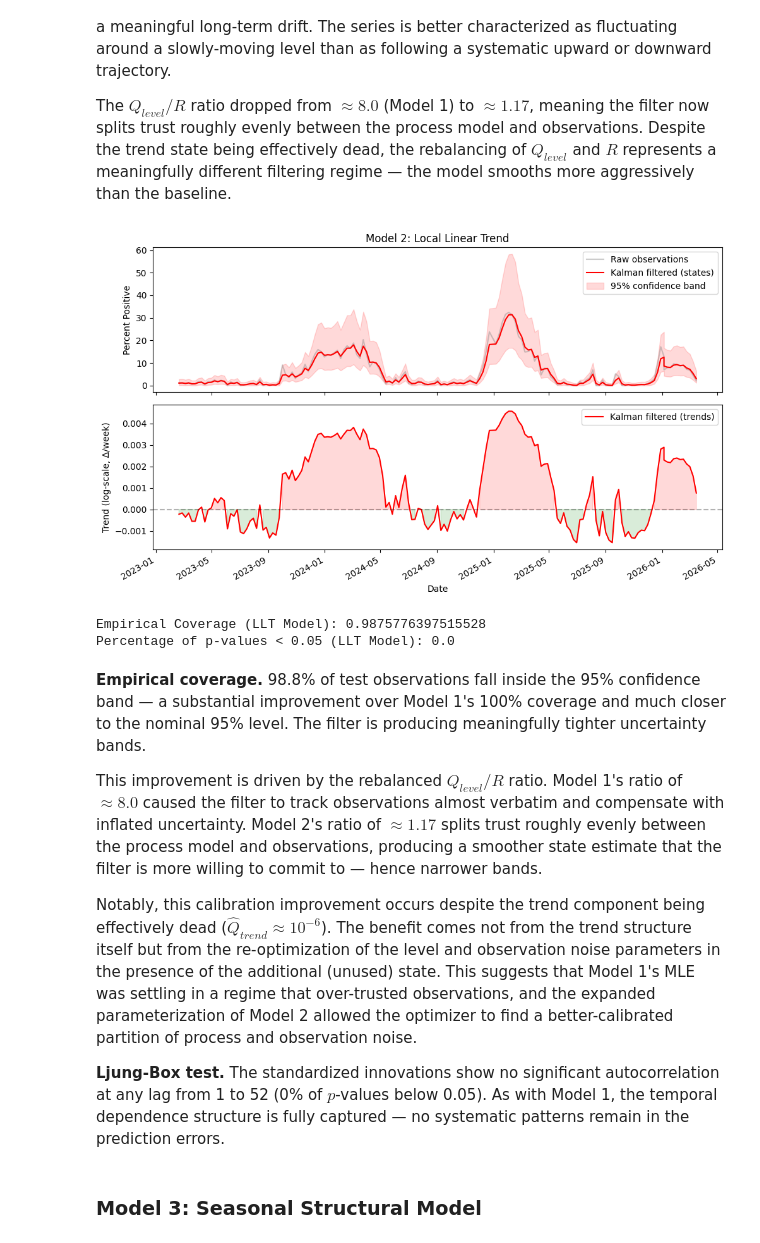
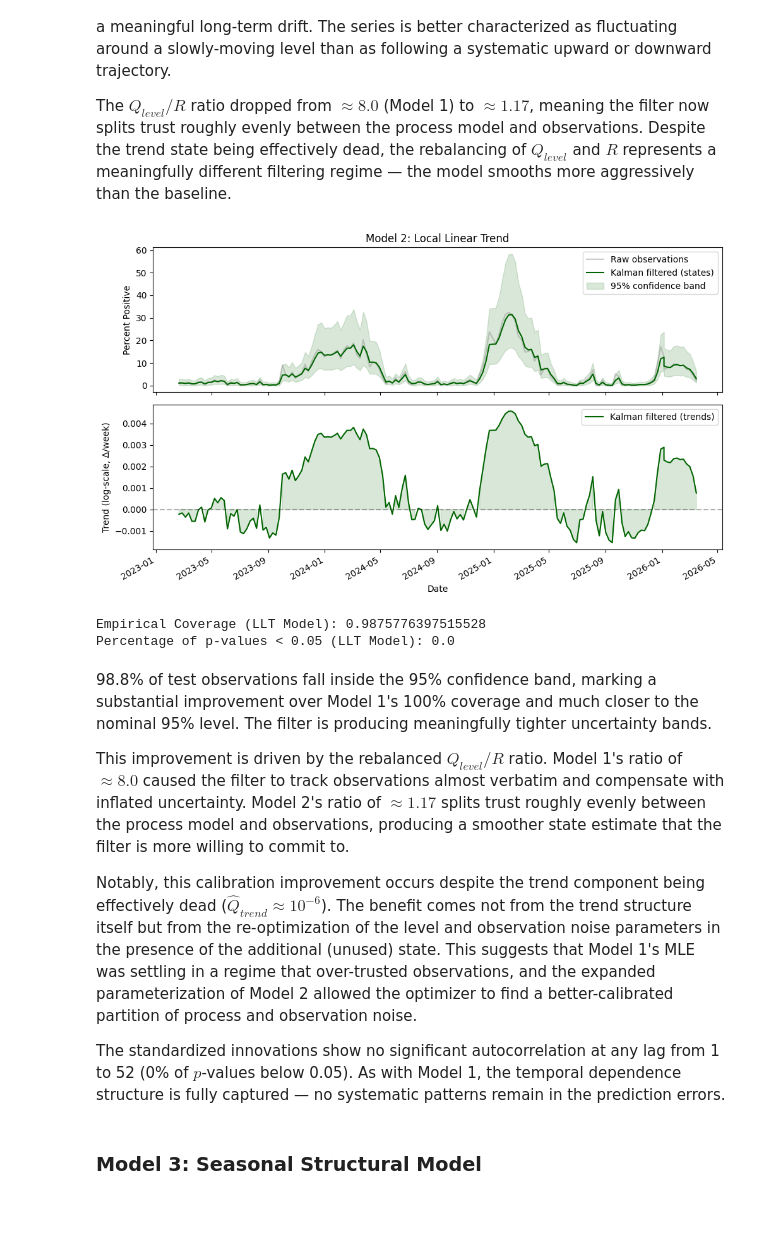
Before and after one commit to alexanderhperalta/kalman-filter, a Jupyter notebook: kalman_filter.ipynb, the cells around one changed output. Saved outputs shown, nothing was run; the diff lists cells and outputs as text; code cells hidden in the pictures; blank space fills up the shorter version.

```diff
--- a/kalman_filter.ipynb
+++ b/kalman_filter.ipynb
@@ -244,28 +244,28 @@ test_raw = test['PERCENT POSITIVE'].values
 # %%
 fig, axs = plt.subplots(2, 1, figsize=(10, 6), sharex=True)
 axs[0].plot(test['DATE'], test_measurements, alpha=0.4, label='Raw observations', color='gray')
-axs[0].plot(test['DATE'], llt_states, label='Kalman filtered (states)', color='red')
+axs[0].plot(test['DATE'], llt_states, label='Kalman filtered (states)', color='darkgreen')
 axs[0].fill_between(test['DATE'], llt_lower, llt_upper,
-                alpha=0.15, color='red', label='95% confidence band')
+                alpha=0.15, color='darkgreen', label='95% confidence band')
 axs[0].set_ylabel('Percent Positive')
 axs[0].set_title('Model 2: Local Linear Trend')
 axs[0].legend()
 
-axs[1].plot(test['DATE'], llt_trends_log, label='Kalman filtered (trends)', color='red')
+axs[1].plot(test['DATE'], llt_trends_log, label='Kalman filtered (trends)', color='darkgreen')
 axs[1].fill_between(test['DATE'], llt_trends_log,
-                    where=(llt_trends_log>0), color='red', alpha=0.15)
+                    where=(llt_trends_log>0), color='darkgreen', alpha=0.15)
 axs[1].fill_between(test['DATE'], llt_trends_log,
-                    where=(llt_trends_log<0), color='green', alpha=0.15)
+                    where=(llt_trends_log<0), color='darkgreen', alpha=0.15)
 axs[1].axhline(0, color='black', linestyle='--', alpha=0.3)
 axs[1].set_xlabel('Date')
 axs[1].set_ylabel('Trend (log-scale, \u0394/week)')
 axs[1].legend()
 
 fig.autofmt_xdate()
 plt.tight_layout()
 plt.show()
 # %% [output]
-[figure, old version]
+[figure, new version]
 # %%
 ca_llt_params = test_raw, llt_lower, llt_upper
 print(f'Empirical Coverage (LLT Model): {empirical_coverage(ca_llt_params)}')
@@ -276,13 +276,13 @@ print(f'Percentage of p-values < 0.05 (LLT Model): {len(ljb_llt[ljb_llt['lb_pval
 Empirical Coverage (LLT Model): 0.9875776397515528
 Percentage of p-values < 0.05 (LLT Model): 0.0
 # %% [markdown]
-**Empirical coverage.** 98.8% of test observations fall inside the 95% confidence band — a substantial improvement over Model 1's 100% coverage and much closer to the nominal 95% level. The filter is producing meaningfully tighter uncertainty bands.
+98.8% of test observations fall inside the 95% confidence band, marking a substantial improvement over Model 1's 100% coverage and much closer to the nominal 95% level. The filter is producing meaningfully tighter uncertainty bands.
 
-This improvement is driven by the rebalanced $Q_{level}/R$ ratio. Model 1's ratio of $\approx 8.0$ caused the filter to track observations almost verbatim and compensate with inflated uncertainty. Model 2's ratio of $\approx 1.17$ splits trust roughly evenly between the process model and observations, producing a smoother state estimate that the filter is more willing to commit to — hence narrower bands.
+This improvement is driven by the rebalanced $Q_{level}/R$ ratio. Model 1's ratio of $\approx 8.0$ caused the filter to track observations almost verbatim and compensate with inflated uncertainty. Model 2's ratio of $\approx 1.17$ splits trust roughly evenly between the process model and observations, producing a smoother state estimate that the filter is more willing to commit to.
 
 Notably, this calibration improvement occurs despite the trend component being effectively dead ($\hat{Q}_{trend} \approx 10^{-6}$). The benefit comes not from the trend structure itself but from the re-optimization of the level and observation noise parameters in the presence of the additional (unused) state. This suggests that Model 1's MLE was settling in a regime that over-trusted observations, and the expanded parameterization of Model 2 allowed the optimizer to find a better-calibrated partition of process and observation noise.
 
-**Ljung-Box test.** The standardized innovations show no significant autocorrelation at any lag from 1 to 52 (0% of $p$-values below 0.05). As with Model 1, the temporal dependence structure is fully captured — no systematic patterns remain in the prediction errors.
+The standardized innovations show no significant autocorrelation at any lag from 1 to 52 (0% of $p$-values below 0.05). As with Model 1, the temporal dependence structure is fully captured — no systematic patterns remain in the prediction errors.
 # %% [markdown]
 ### **Model 3: Seasonal Structural Model**
 # %% [markdown]
```
Also changed, not shown: parts of 16 cells of this notebook.
